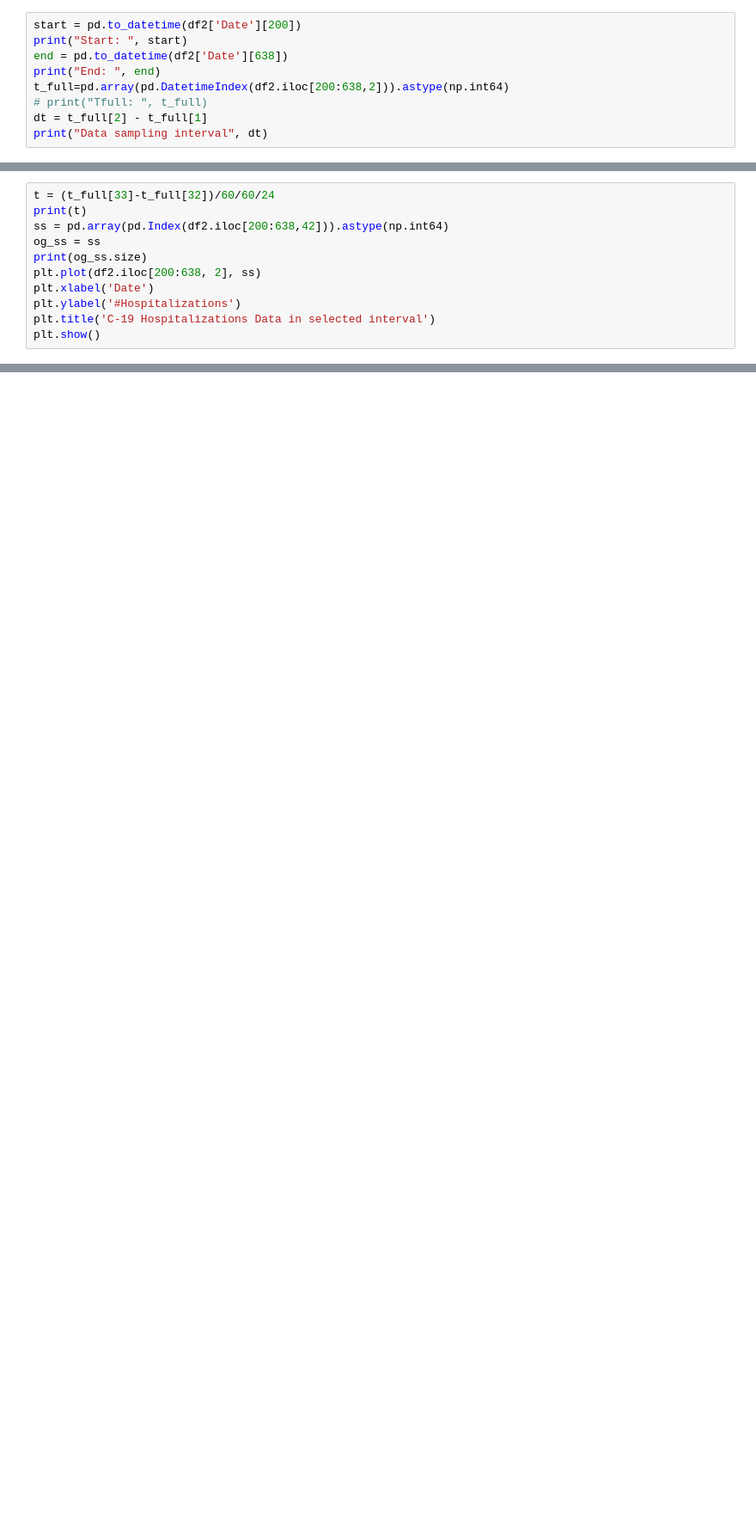
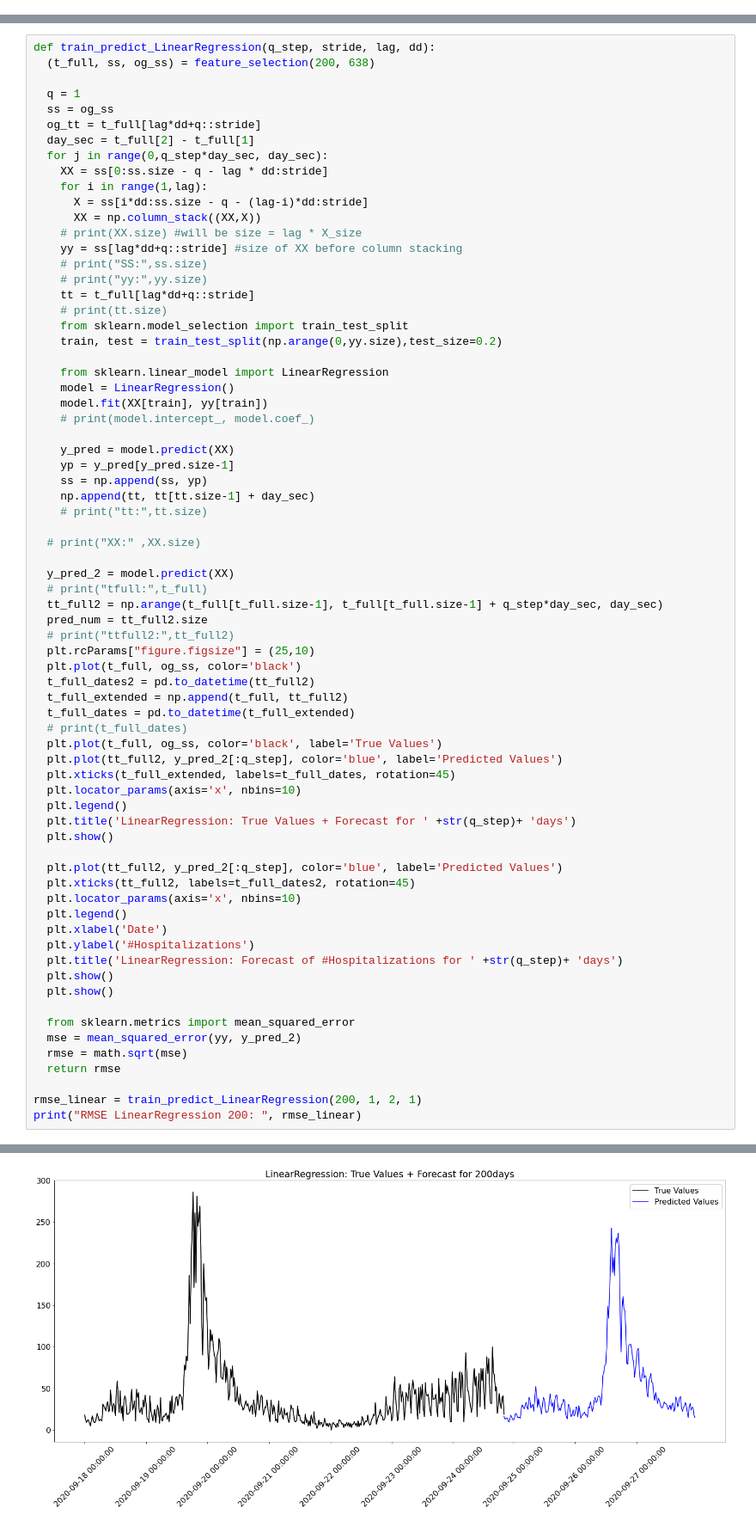
Before and after one commit to Vindhya07/ML_Covid_TimeSeries, a Jupyter notebook: Covid_timeseries.ipynb, the cells around one changed output, grey strips where cells are left out. Shown at 86% size. Drawn from its saved outputs; the diff is of its cells as text; blank space fills up the shorter version.

```diff
--- a/Covid_timeseries.ipynb
+++ b/Covid_timeseries.ipynb
@@ -226,9 +270,0 @@ mse: 22.62525863770347
-# %%
-start = pd.to_datetime(df2['Date'][200])
-print("Start: ", start)
-end = pd.to_datetime(df2['Date'][638])
-print("End: ", end)
-t_full=pd.array(pd.DatetimeIndex(df2.iloc[200:638,2])).astype(np.int64)
-# print("Tfull: ", t_full)
-dt = t_full[2] - t_full[1]
-print("Data sampling interval", dt)
@@ -239,11 +270,0 @@ Data sampling interval 86400000000000
-# %%
-t = (t_full[33]-t_full[32])/60/60/24
-print(t)
-ss = pd.array(pd.Index(df2.iloc[200:638,42])).astype(np.int64)
-og_ss = ss
-print(og_ss.size)
-plt.plot(df2.iloc[200:638, 2], ss)
-plt.xlabel('Date')
-plt.ylabel('#Hospitalizations')
-plt.title('C-19 Hospitalizations Data in selected interval')
-plt.show()
@@ -294,0 +646,72 @@ mse: 22.551423902416733
+# %%
+def train_predict_LinearRegression(q_step, stride, lag, dd):
+  (t_full, ss, og_ss) = feature_selection(200, 638)
+
+  q = 1
+  ss = og_ss
+  og_tt = t_full[lag*dd+q::stride]
+  day_sec = t_full[2] - t_full[1]
+  for j in range(0,q_step*day_sec, day_sec):
+    XX = ss[0:ss.size - q - lag * dd:stride]
+    for i in range(1,lag):
+      X = ss[i*dd:ss.size - q - (lag-i)*dd:stride]
+      XX = np.column_stack((XX,X))
+    # print(XX.size) #will be size = lag * X_size
+    yy = ss[lag*dd+q::stride] #size of XX before column stacking
+    # print("SS:",ss.size)
+    # print("yy:",yy.size)
+    tt = t_full[lag*dd+q::stride]
+    # print(tt.size)
+    from sklearn.model_selection import train_test_split
+    train, test = train_test_split(np.arange(0,yy.size),test_size=0.2)
+
+    from sklearn.linear_model import LinearRegression
+    model = LinearRegression()
+    model.fit(XX[train], yy[train])
+    # print(model.intercept_, model.coef_)
+
+    y_pred = model.predict(XX)
+    yp = y_pred[y_pred.size-1]
+    ss = np.append(ss, yp)
+    np.append(tt, tt[tt.size-1] + day_sec)
+    # print("tt:",tt.size)
+
+  # print("XX:" ,XX.size)
+
+  y_pred_2 = model.predict(XX)
+  # print("tfull:",t_full)
+  tt_full2 = np.arange(t_full[t_full.size-1], t_full[t_full.size-1] + q_step*day_sec, day_sec)
+  pred_num = tt_full2.size
+  # print("ttfull2:",tt_full2)
+  plt.rcParams["figure.figsize"] = (25,10)
+  plt.plot(t_full, og_ss, color='black')
+  t_full_dates2 = pd.to_datetime(tt_full2)
+  t_full_extended = np.append(t_full, tt_full2)
+  t_full_dates = pd.to_datetime(t_full_extended)
+  # print(t_full_dates)
+  plt.plot(t_full, og_ss, color='black', label='True Values')
+  plt.plot(tt_full2, y_pred_2[:q_step], color='blue', label='Predicted Values')
+  plt.xticks(t_full_extended, labels=t_full_dates, rotation=45)
+  plt.locator_params(axis='x', nbins=10)
+  plt.legend()
+  plt.title('LinearRegression: True Values + Forecast for ' +str(q_step)+ 'days')
+  plt.show()
+
+  plt.plot(tt_full2, y_pred_2[:q_step], color='blue', label='Predicted Values')
+  plt.xticks(tt_full2, labels=t_full_dates2, rotation=45)
+  plt.locator_params(axis='x', nbins=10)
+  plt.legend()
+  plt.xlabel('Date')
+  plt.ylabel('#Hospitalizations')
+  plt.title('LinearRegression: Forecast of #Hospitalizations for ' +str(q_step)+ 'days')
+  plt.show()
+  plt.show()
+
+  from sklearn.metrics import mean_squared_error
+  mse = mean_squared_error(yy, y_pred_2)
+  rmse = math.sqrt(mse)
+  return rmse
+
+rmse_linear = train_predict_LinearRegression(200, 1, 2, 1)
+print("RMSE LinearRegression 200: ", rmse_linear)
+# %% [output]
@@ -294,0 +723 @@ mse: 22.551423902416733
+[figure, added]
```
Also changed, not shown: parts of 35 cells of this notebook, 1 other file.
